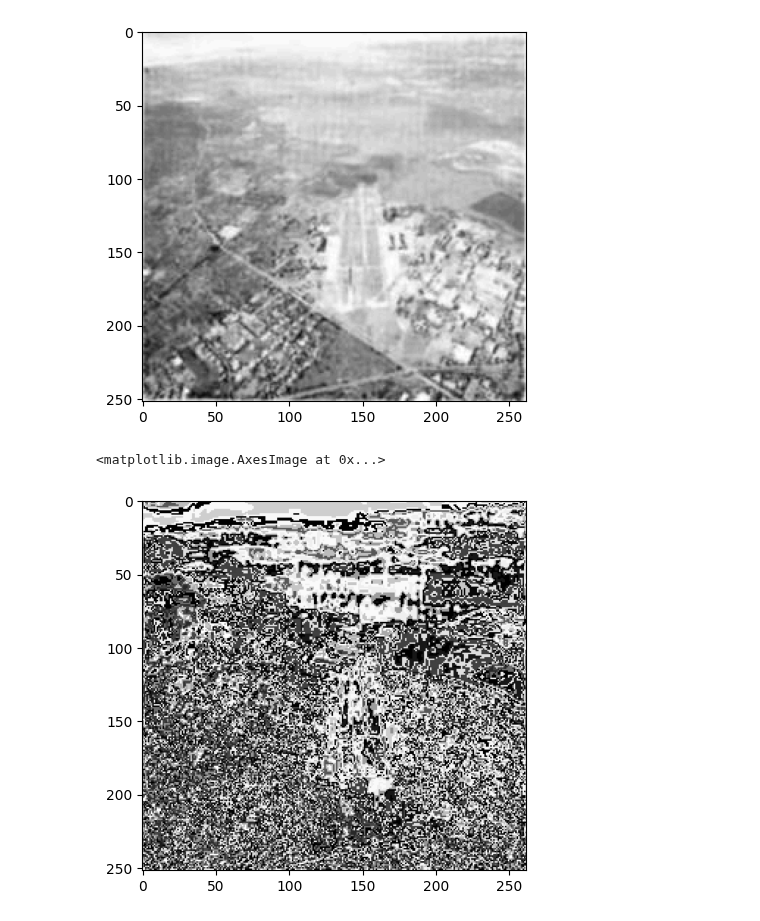
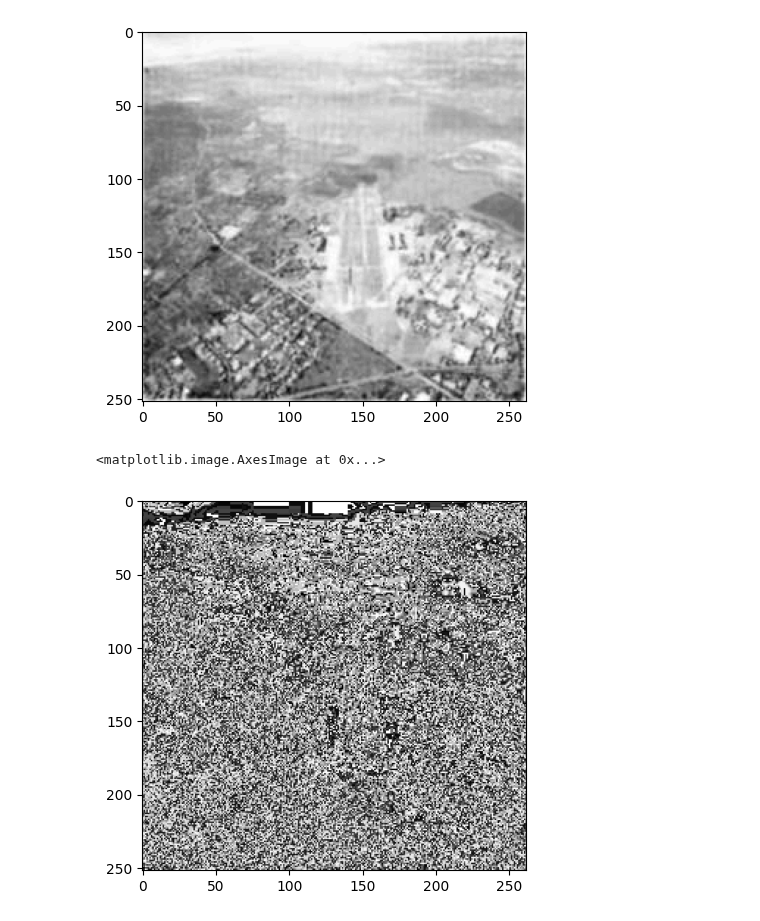
Before and after one commit to olesuv/homeworks-labs, a Jupyter notebook: digital-image-processing/lab-2.ipynb, the cells around one changed output. Drawn from its saved outputs; the diff is of its cells as text; code cells hidden in the pictures.

```diff
--- a/digital-image-processing/lab-2.ipynb
+++ b/digital-image-processing/lab-2.ipynb
@@ -35,10 +35,10 @@ plt.imshow(e, cmap='gray')
 <matplotlib.image.AxesImage at 0x...>
 [figure]
 # %%
-eps_image = 1 * (np.max(img) + e) ** 3
+eps_image = log_image - 1 * (img + e) ** 3
 eps_image = np.array(eps_image, dtype=np.uint8)
 
 plt.imshow(eps_image, cmap='gray')
 # %% [output]
 <matplotlib.image.AxesImage at 0x...>
-[figure, old version]
+[figure, new version]
```
Also changed, not shown: parts of 2 cells of this notebook.
